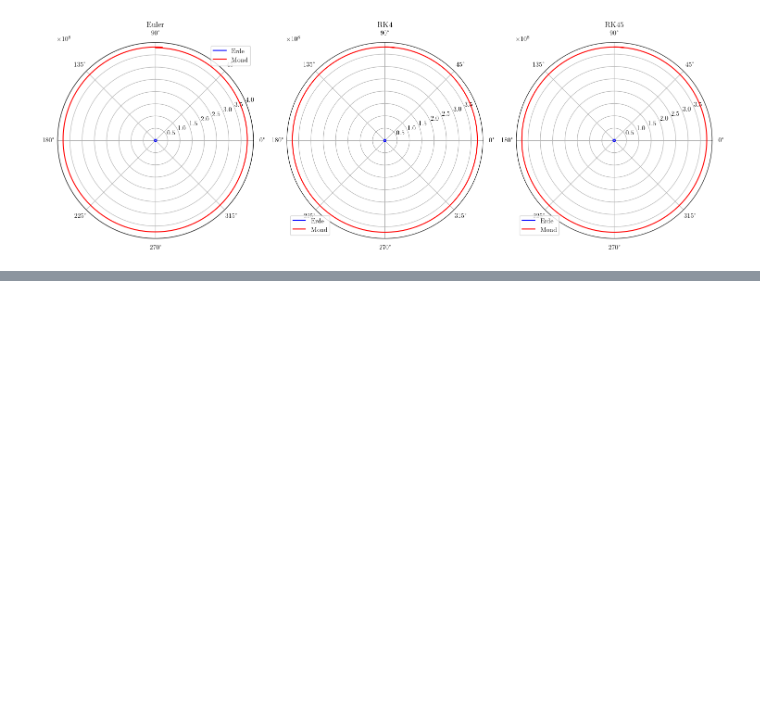
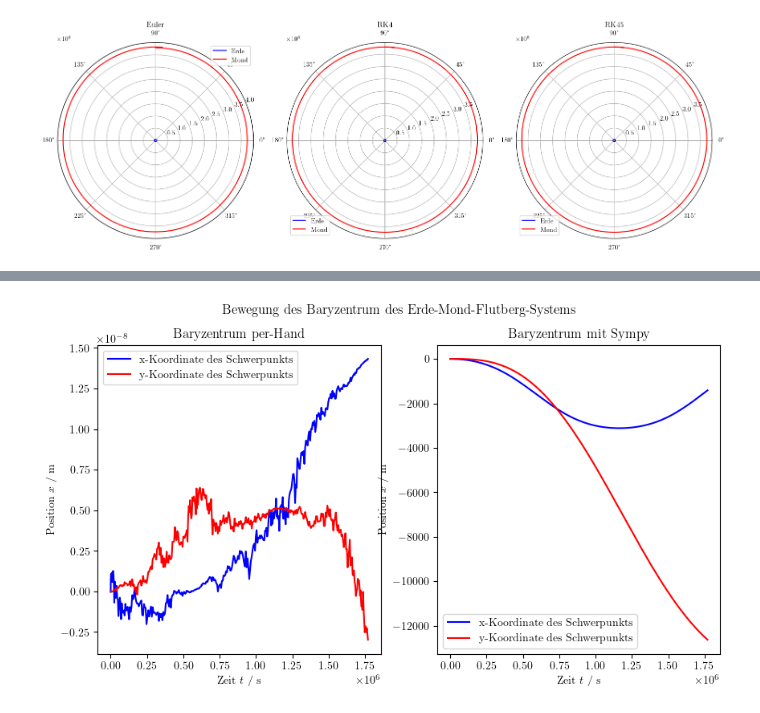
Before and after one commit to Nusssecke/Gezeitenreibung, a Jupyter notebook: gezeitenreibung_final.ipynb, the cells around one changed output, grey strips where cells are left out. Saved outputs shown, nothing was run; the diff lists cells and outputs as text; code cells hidden in the pictures; blank space fills up the shorter version.

```diff
--- a/gezeitenreibung_final.ipynb
+++ b/gezeitenreibung_final.ipynb
@@ -421,0 +755,5 @@ plt.close()
+# %%
+# We execute the sympy and the direct solution to compare them
+t, x_E, y_E, x_M, y_M, phi_1, phi_2 = four_body_problem(*iv_stable_orbit_4body(), 0.75*TMondBahn)
+# %%
+tS, x_ES, y_ES, x_MS, y_MS, phi_1S, phi_2S = four_body_problem(*iv_stable_orbit_4body(), 0.75*TMondBahn, fun=eq_motion_4body_sympy)
@@ -421,0 +880,27 @@ plt.close()
+# %%
+def center_of_mass(mass, position_x , position_y):
+    '''Returns the coordinates of the center of mass of the system'''
+    x = np.sum(mass * position_x, axis=1) / np.sum(mass)
+    y = np.sum(mass * position_y, axis=1) / np.sum(mass)
+    return [x, y]
+
+# Plot the change of the center of mass over time
+fig, axes = plt.subplots(nrows=1, ncols=2, figsize=(10, 5))
+fig.suptitle("Bewegung des Baryzentrum des Erde-Mond-Flutberg-Systems")
+axes[0].plot(t, center_of_mass([mErde, mMond, mOzean/2, mOzean/2], np.array([x_E, x_M, x_1, x_2]).T, np.array([y_E, y_M, y_1, y_2]).T)[0], color='blue', label='x-Koordinate des Schwerpunkts')
+axes[0].plot(t, center_of_mass([mErde, mMond, mOzean/2, mOzean/2], np.array([x_E, x_M, x_1, x_2]).T, np.array([y_E, y_M, y_1, y_2]).T)[1], color='red', label='y-Koordinate des Schwerpunkts')
+axes[0].set_xlabel('Zeit $t$ / s')
+axes[0].set_ylabel('Position $x$ / m')
+axes[0].set_title('Baryzentrum per-Hand')
+axes[0].legend()
+axes[1].plot(t, center_of_mass([mErde, mMond, mOzean/2, mOzean/2], np.array([x_ES, x_MS, x_1S, x_2S]).T, np.array([y_ES, y_MS, y_1S, y_2S]).T)[0], color='blue', label='x-Koordinate des Schwerpunkts')
+axes[1].plot(t, center_of_mass([mErde, mMond, mOzean/2, mOzean/2], np.array([x_ES, x_MS, x_1S, x_2S]).T, np.array([y_ES, y_MS, y_1S, y_2S]).T)[1], color='red', label='y-Koordinate des Schwerpunkts')
+axes[1].set_xlabel('Zeit $t$ / s')
+axes[1].set_ylabel('Position $x$ / m')
+axes[1].set_title('Baryzentrum mit Sympy')
+axes[1].legend()
+
+plt.show()
+plt.close()
+# %% [output]
+[figure, added]
```
Also changed, not shown: parts of 21 cells of this notebook, 5 other files.
